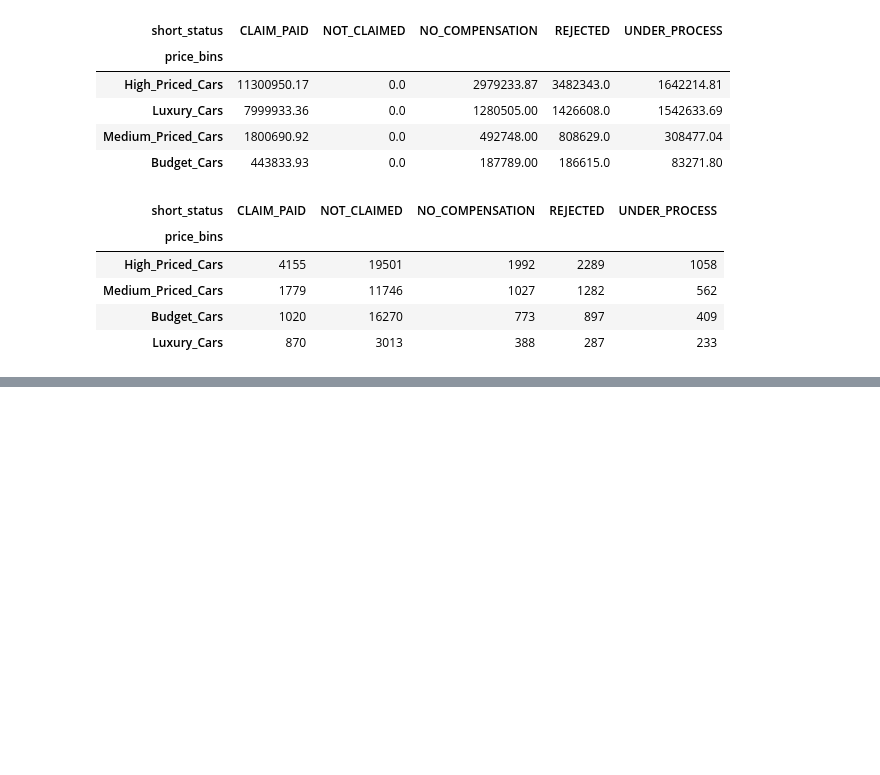
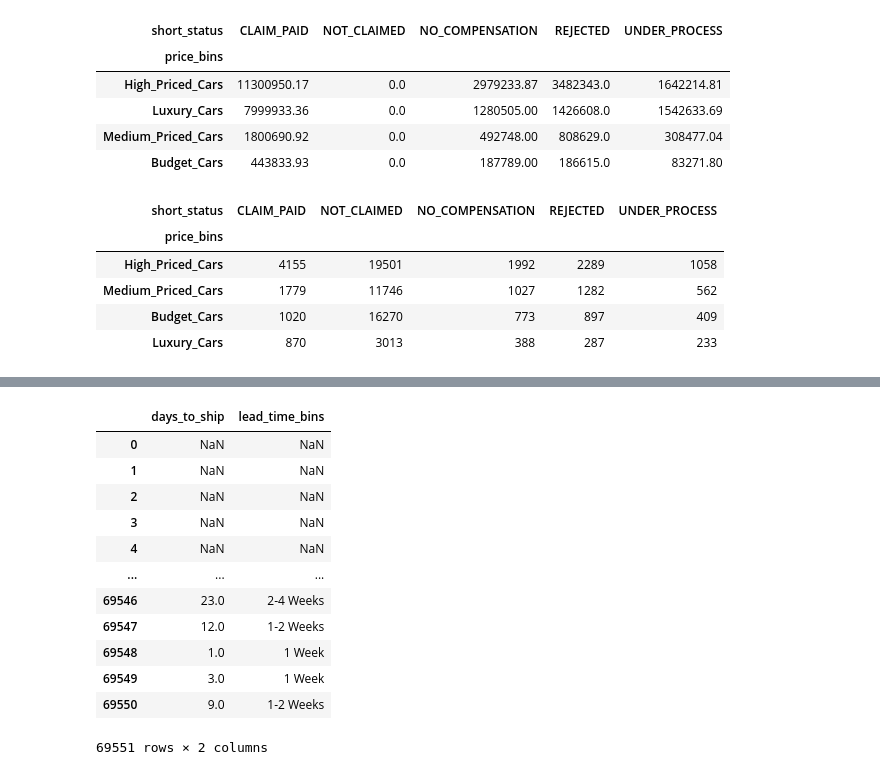
Before and after one commit to dileepsathyan/assignments, a Jupyter notebook: Vroom Virtusa/Vroom Virtusa Assignment.ipynb, the cells around one changed output, grey strips where cells are left out. Cells and saved outputs as stored; diff of their text form; code cells hidden in the pictures; blank space fills up the shorter version.

```diff
--- a/Vroom Virtusa/Vroom Virtusa Assignment.ipynb
+++ b/Vroom Virtusa/Vroom Virtusa Assignment.ipynb
@@ -1448,0 +1465,21 @@ wf_cnt_price.head(10)
+# %%
+# Create a new feature: lead_time_bins by bucketing the days_to_ship into weeks
+
+bins = [0, 7, 14, 30, 200]
+labels = ['1 Week', '1-2 Weeks', '2-4 Weeks', 'More than 5_Weeks']
+df_master['lead_time_bins'] = pd.cut(df_master['days_to_ship'], bins=bins, labels=labels)
+df_master[['days_to_ship', 'lead_time_bins']]
+# %% [output]
+|  | days_to_ship | lead_time_bins |
+| 0 | NaN | NaN |
+| 1 | NaN | NaN |
+| 2 | NaN | NaN |
+| 3 | NaN | NaN |
+| 4 | NaN | NaN |
+| ... | ... | ... |
+| 69546 | 23.0 | 2-4 Weeks |
+| 69547 | 12.0 | 1-2 Weeks |
+| 69548 | 1.0 | 1 Week |
+| 69549 | 3.0 | 1 Week |
+| 69550 | 9.0 | 1-2 Weeks |
+69551 rows × 2 columns
```
Also changed, not shown: parts of 7 cells of this notebook.
